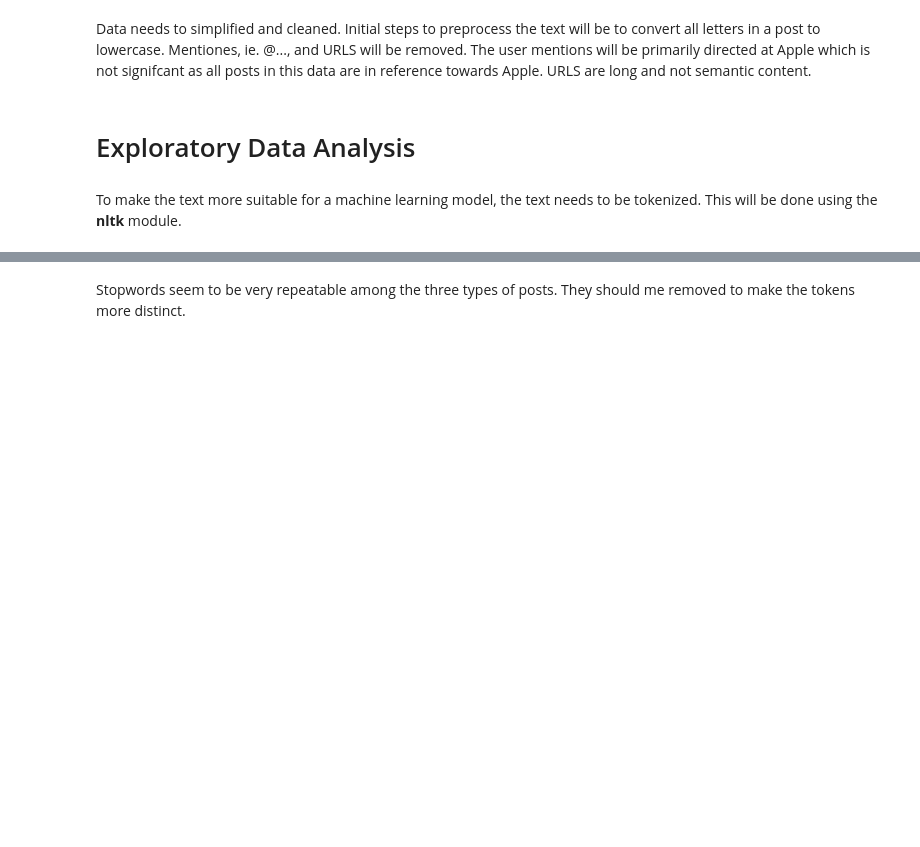
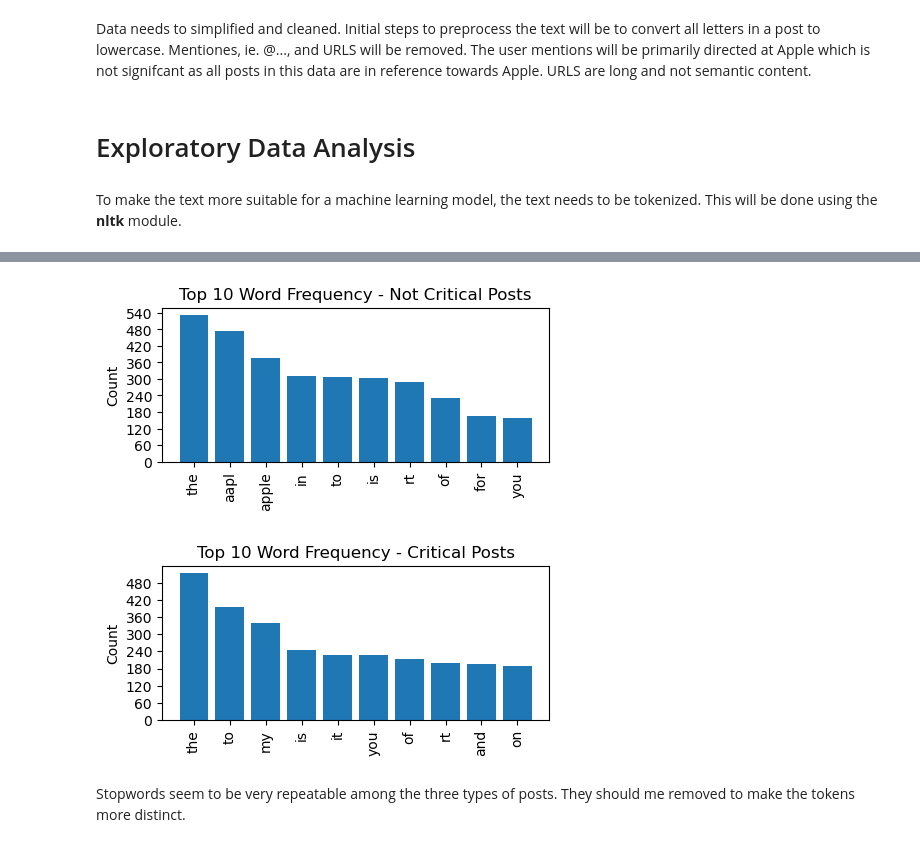
Before and after one commit to mkearns17/NLP_Project, a Jupyter notebook: notebook.ipynb, the cells around one changed output, grey strips where cells are left out. Drawn from its saved outputs; the diff is of its cells as text; code cells hidden in the pictures; blank space fills up the shorter version.

```diff
--- a/notebook.ipynb
+++ b/notebook.ipynb
@@ -201,17 +203,17 @@ visualize_top_10(text_freq_dist, 'Top 10 Word Frequency')
 # %%
 # Add in labels for filtering (we won't pass them in to the model)
 def visualize_top_ten_tokens_per_sentiment(sentiment,rating,text):
     freq_dist = FreqDist(df[df[sentiment] == rating][text].explode())
-    if rating == 1:
-        title = 'Top 10 Word Frequency - Negative Posts'
-    elif rating == 3:
-        title = 'Top 10 Word Frequency - Neutral Posts'
-    else: title = 'Top 10 Word Frequency - Positive Posts'
-
+    if rating == 0:
+        title = 'Top 10 Word Frequency - Not Critical Posts'
+    else: title = 'Top 10 Word Frequency - Critical Posts'
     return  visualize_top_10(freq_dist, title)
 
-for i in range(1, 7, 2):
+for i in range(0,2):
     visualize_top_ten_tokens_per_sentiment('sentiment',i,'text_tokenized')
+# %% [output]
+[figure, added]
+[figure, added]
 # %% [markdown]
 Stopwords seem to be very repeatable among the three types of posts. They should me removed to make the tokens more distinct.
 # %%
```
Also changed, not shown: parts of 13 cells of this notebook.
